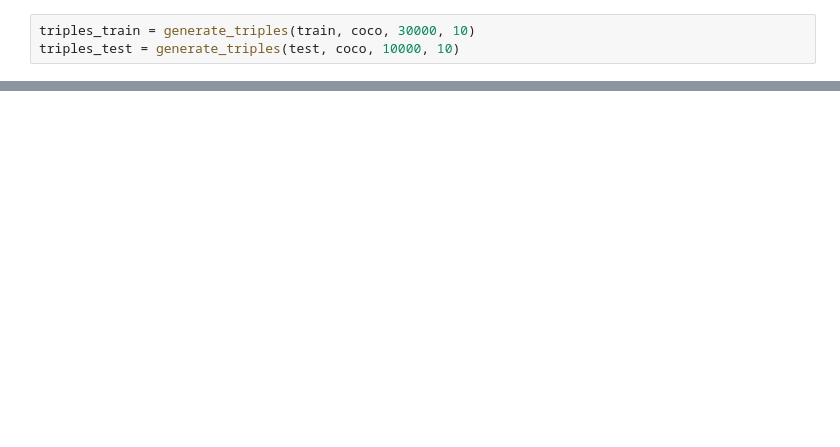
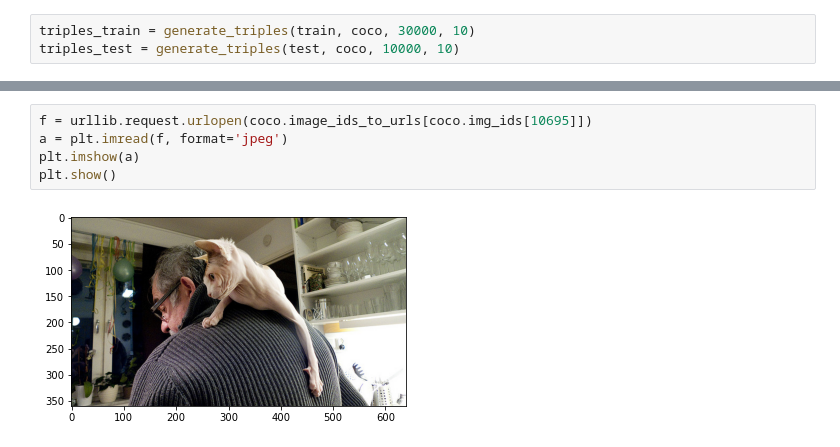
Before and after one commit to CogVegetables/ImageToImage, a Jupyter notebook: Master.ipynb, the cells around one changed output, grey strips where cells are left out. Drawn from its saved outputs; the diff is of its cells as text; blank space fills up the shorter version.

```diff
--- a/Master.ipynb
+++ b/Master.ipynb
@@ -395,0 +432,7 @@ AttributeError: 'COCOMappings' object has no attribute 'parameters'
+# %%
+f = urllib.request.urlopen(coco.image_ids_to_urls[coco.img_ids[10695]])
+a = plt.imread(f, format='jpeg')
+plt.imshow(a)
+plt.show()
+# %% [output]
+[figure, added]
```
Also changed, not shown: parts of 16 cells of this notebook.
